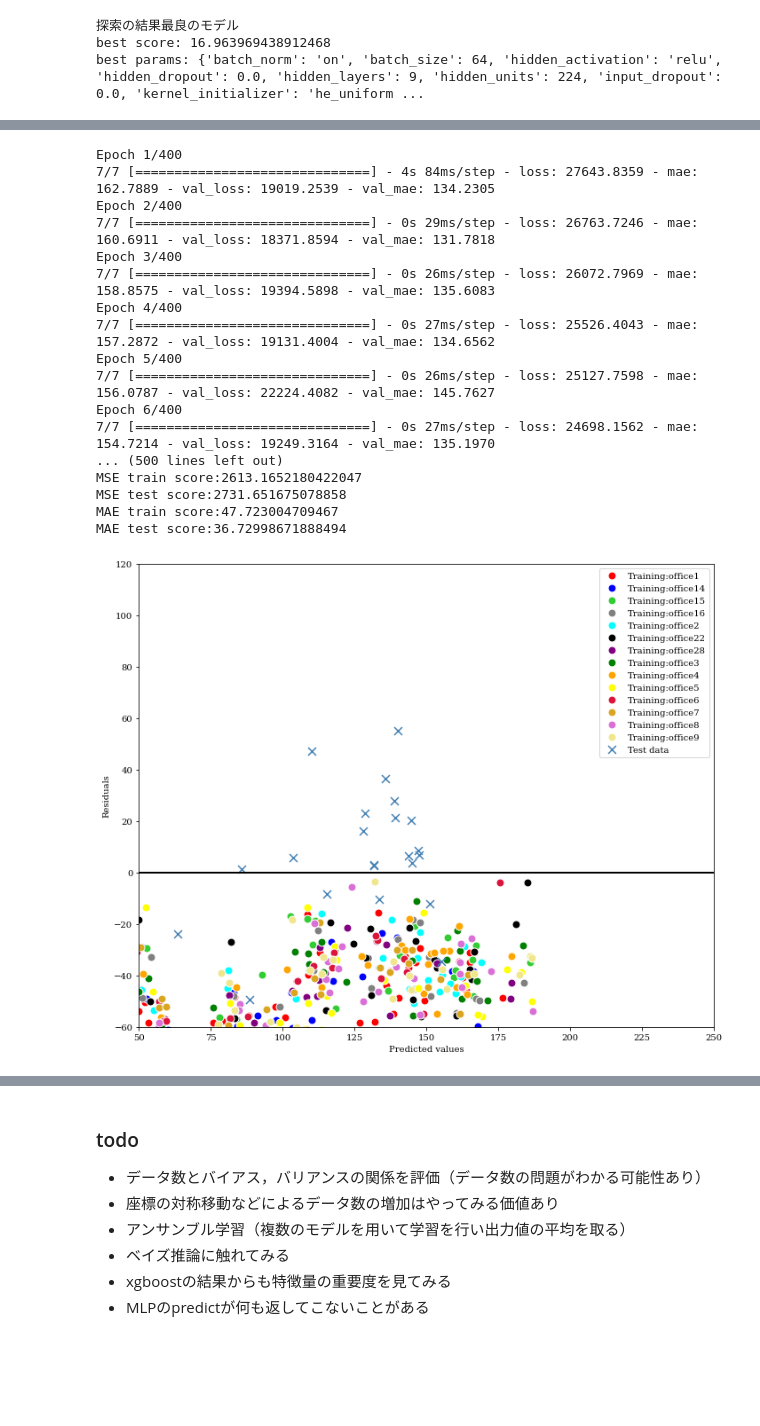
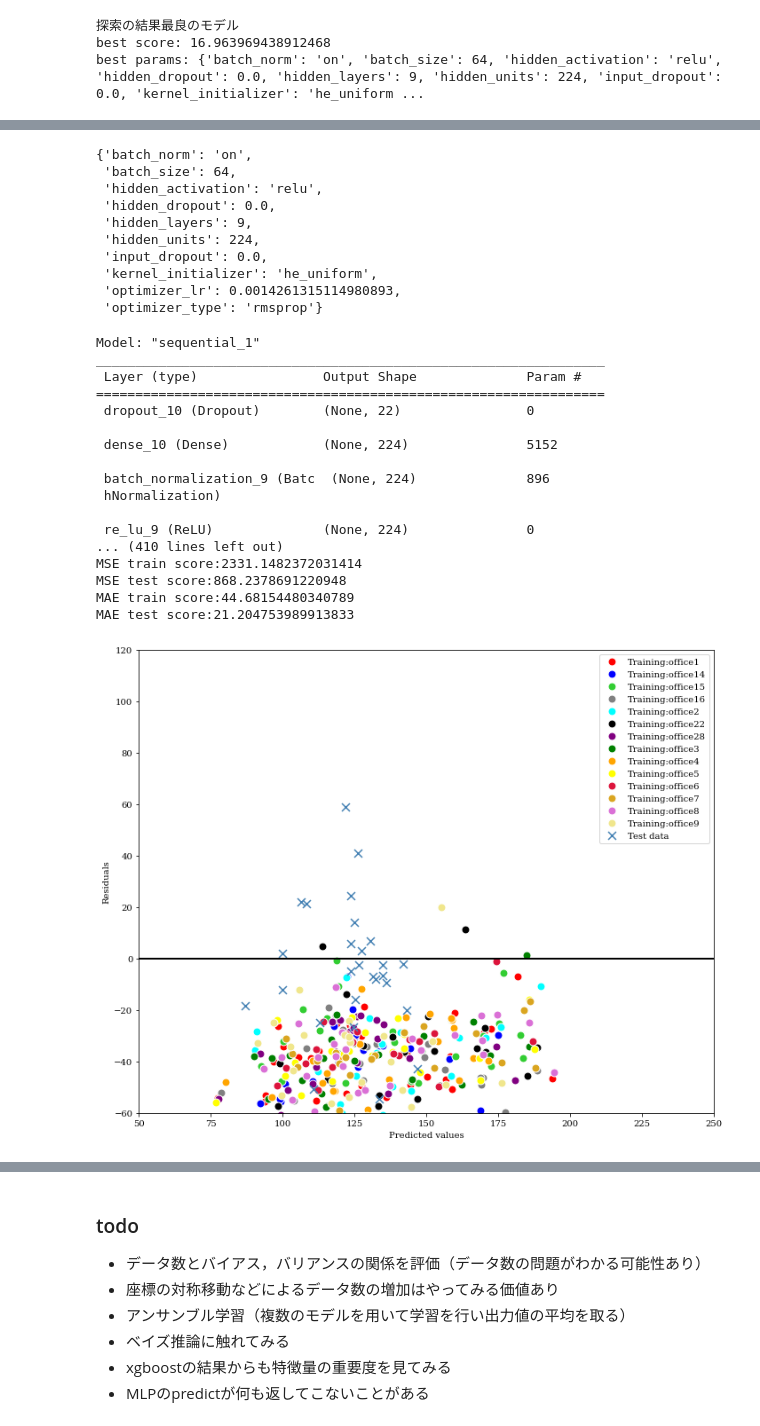
Before and after one commit to Enehentaro/MachineLearning, a Jupyter notebook: MLTrial/regression.ipynb, the cells around one changed output, grey strips where cells are left out. Saved outputs shown, nothing was run; the diff lists cells and outputs as text; code cells hidden in the pictures; blank space fills up the shorter version.

```diff
--- a/MLTrial/regression.ipynb
+++ b/MLTrial/regression.ipynb
@@ -3322,0 +3329,16 @@ best params: {'batch_norm': 'on', 'batch_size': 64, 'hidden_activation': 'relu',
+# %%
+study = optuna.load_study(study_name="MLP_942", storage="sqlite:///./OptunaLogs/2022-11-18/optuna.sqlite3")
+# %%
+#最適化結果の一覧表示
+study_value = []
+study_params = []
+for i in study.trials:
+    study_value.append(i.value)
+    study_params.append(i.params)
+df_study_value = pd.DataFrame(study_value)
+
+#pandasDataFrameのmin等は帰ってくる型がpandasSeries
+min_value = df_study_value.min(axis=0)[0]
+min_value_index = df_study_value.idxmin(axis=0)[0]#列の最小値のindexを取得
+print("最小値", min_value)
+print("最小値のindex", min_value_index)
@@ -3323,43 +3348,56 @@ best params: {'batch_norm': 'on', 'batch_size': 64, 'hidden_activation': 'relu',
+# %%
+#最適化結果のパラメータを一覧取得
+use_params = study_params[min_value_index]
+use_params
+# %% [output]
+{'batch_norm': 'on',
+ 'batch_size': 64,
+ 'hidden_activation': 'relu',
+ 'hidden_dropout': 0.0,
+ 'hidden_layers': 9,
+ 'hidden_units': 224,
+ 'input_dropout': 0.0,
+ 'kernel_initializer': 'he_uniform',
+ 'optimizer_lr': 0.0014261315114980893,
+ 'optimizer_type': 'rmsprop'}
 # %%
 #決定したハイパーパラメータを使用して全訓練データで学習，評価
+# best_model = MLP(study.best_params)
+#最適化結果から使ってみたいパラメータを選んでみた
+best_model = MLP(use_params)
 
-best_model = MLP(study.best_params)
-
-#最適化結果から使ってみたいパラメータを選んでみた
-# best_model = SVR(kernel=use_params["kernel"], epsilon=use_params["epsilon"],
-#                  C=use_params["C"], degree=use_params["degree"])
-
-history = best_model.fit(train_explanatory_variable, train_objective_variable, test_explanatory_variable, test_objective_variable, verbose=1)
+history = best_model.fit(train_explanatory_variable, train_objective_variable, test_explanatory_variable, test_objective_variable,
+                         verbose=1, callback_type="both")
 train_pred = best_model.predict(train_explanatory_variable)
 test_pred = best_model.predict(test_explanatory_variable)
 print("テストデータを用いた結果")
 print(f"MSE train score:{mean_squared_error(train_objective_variable, train_pred)}")
 print(f"MSE test score:{mean_squared_error(test_objective_variable, test_pred)}")
 print(f"MAE train score:{mean_absolute_error(train_objective_variable, train_pred)}")
 print(f"MAE test score:{mean_absolute_error(test_objective_variable, test_pred)}")
 
 #正規表現で書いており、.extractはパターンにマッチした最初の文字列のみを抜き出す。office+0-9までの数字1桁または2桁を探索
 office_list = df_objective_variable.iloc[train_data_index].index.str.extract("(office+[0-9]{1,2})").to_numpy()
 #予測結果の残差プロット
 show_mod.show_office_residual_plot(train_x=train_pred.to_numpy(), train_y=train_pred.to_numpy()-train_objective_variable.to_numpy(),
                             test_x=test_pred.to_numpy(), test_y=test_pred.to_numpy()-test_objective_variable.to_numpy(),
                             office_list=office_list)
 # %% [output]
-Epoch 1/400
-7/7 [==============================] - 4s 84ms/step - loss: 27643.8359 - mae: 162.7889 - val_loss: 19019.2539 - val_mae: 134.2305
-Epoch 2/400
-7/7 [==============================] - 0s 29ms/step - loss: 26763.7246 - mae: 160.6911 - val_loss: 18371.8594 - val_mae: 131.7818
-Epoch 3/400
-7/7 [==============================] - 0s 26ms/step - loss: 26072.7969 - mae: 158.8575 - val_loss: 19394.5898 - val_mae: 135.6083
-Epoch 4/400
-7/7 [==============================] - 0s 27ms/step - loss: 25526.4043 - mae: 157.2872 - val_loss: 19131.4004 - val_mae: 134.6562
-Epoch 5/400
-7/7 [==============================] - 0s 26ms/step - loss: 25127.7598 - mae: 156.0787 - val_loss: 22224.4082 - val_mae: 145.7627
-Epoch 6/400
-7/7 [==============================] - 0s 27ms/step - loss: 24698.1562 - mae: 154.7214 - val_loss: 19249.3164 - val_mae: 135.1970
-... (500 lines left out)
-MSE train score:2613.1652180422047
-MSE test score:2731.651675078858
-MAE train score:47.723004709467
-MAE test score:36.72998671888494
+Model: "sequential_1"
+_________________________________________________________________
+ Layer (type)                Output Shape              Param #
+=================================================================
+ dropout_10 (Dropout)        (None, 22)                0
+
+ dense_10 (Dense)            (None, 224)               5152
+
+ batch_normalization_9 (Batc  (None, 224)              896
+ hNormalization)
+
+ re_lu_9 (ReLU)              (None, 224)               0
+... (410 lines left out)
+MSE train score:2331.1482372031414
+MSE test score:868.2378691220948
+MAE train score:44.68154480340789
+MAE test score:21.204753989913833
-[figure, old version]
+[figure, new version]
```
Also changed, not shown: parts of 12 cells of this notebook, 6 other files.
